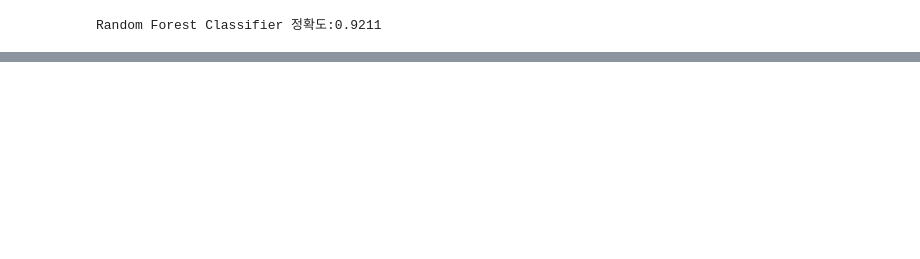
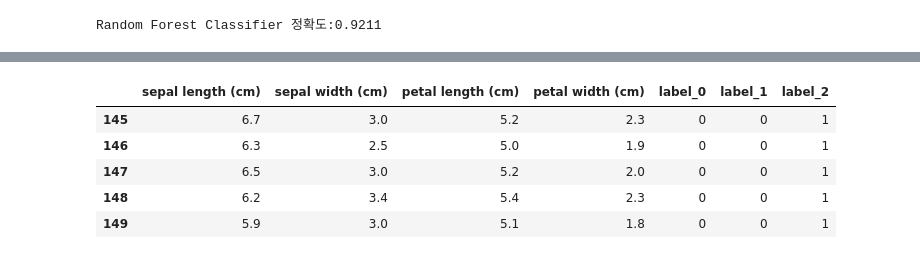
Before and after one commit to gloria9505/Python_Study, a Jupyter notebook: Week 2/스터디2주차.ipynb, the cells around one changed output, grey strips where cells are left out. Saved outputs shown, nothing was run; the diff lists cells and outputs as text; code cells hidden in the pictures; blank space fills up the shorter version.

```diff
--- a/Week 2/스터디2주차.ipynb
+++ b/Week 2/스터디2주차.ipynb
@@ -129,6 +129,17 @@ ValueError: multiclass format is not supported
 # %%
 # 8. 3번의 데이터를 Get_dummies를 사용해 iris data의 label을 범주형데이터로 바꿔서 기존 df에 붙이고,
 # 기존의 label은 df에서 삭제하세요.
+iris_new = pd.DataFrame(data=iris.data, columns=iris.feature_names)
+iris_new['label'] = iris.target
+iris_new = pd.get_dummies(iris_new, columns=['label'])
+iris_new.tail()
+# %% [output]
+|  | sepal length (cm) | sepal width (cm) | petal length (cm) | petal width (cm) | label_0 | label_1 | label_2 |
+| 145 | 6.7 | 3.0 | 5.2 | 2.3 | 0 | 0 | 1 |
+| 146 | 6.3 | 2.5 | 5.0 | 1.9 | 0 | 0 | 1 |
+| 147 | 6.5 | 3.0 | 5.2 | 2.0 | 0 | 0 | 1 |
+| 148 | 6.2 | 3.4 | 5.4 | 2.3 | 0 | 0 | 1 |
+| 149 | 5.9 | 3.0 | 5.1 | 1.8 | 0 | 0 | 1 |
 # %%
 # 9. 데이터를 GridSearchCV를 사용해서 RandomForestClassifier을 교차검증과 최적 파라메터 튜닝을 수행하여,
 # 정확도를 다시 구하세요.
```
Also changed, not shown: parts of 8 cells of this notebook.
